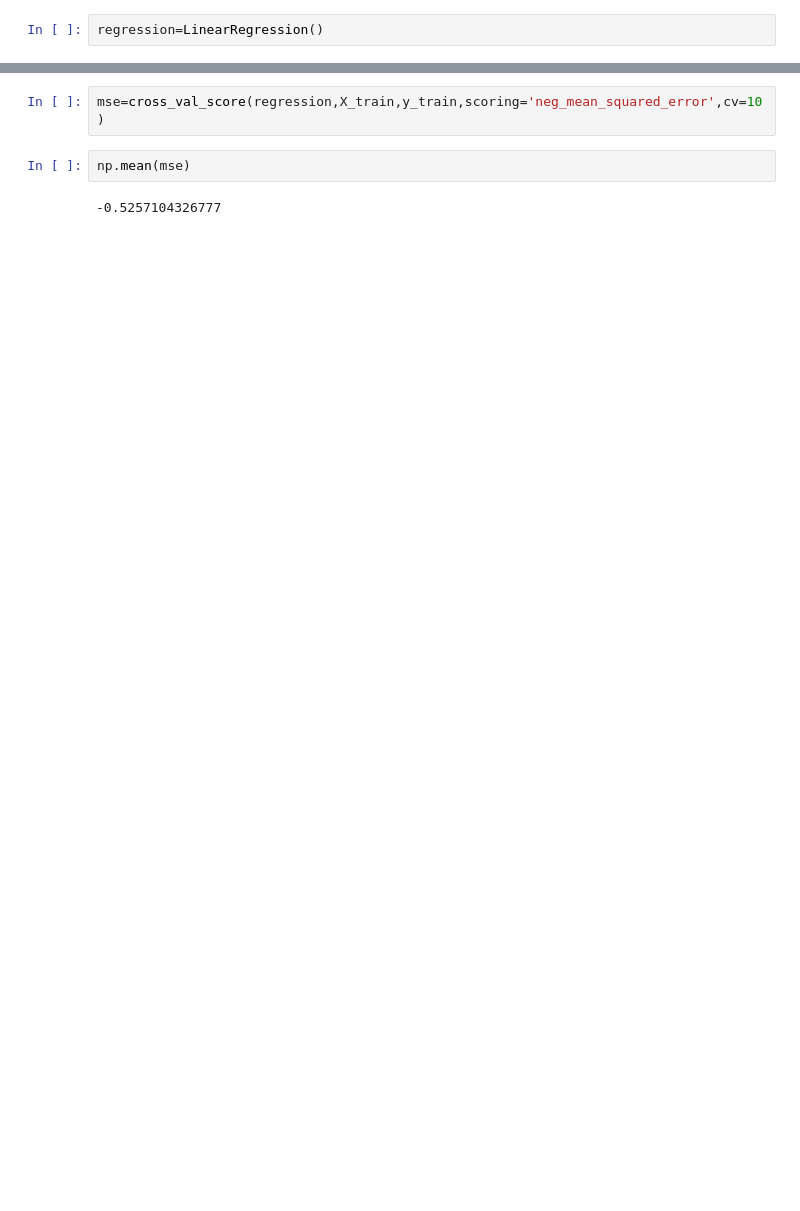
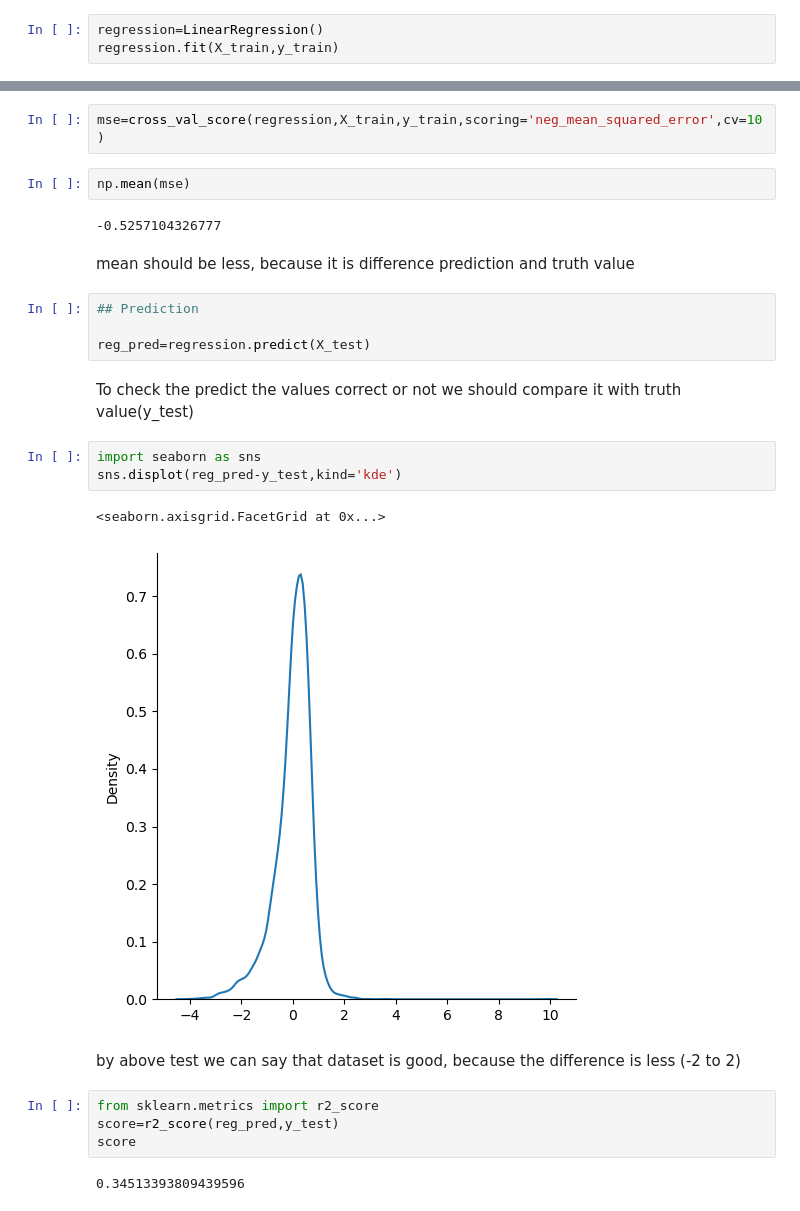
Before and after one commit to Karthik-Saladi5/MachineLearning, a Jupyter notebook: LinearRegressionPracticalImplementation.ipynb, the cells around one changed output, grey strips where cells are left out. Saved outputs shown, nothing was run; the diff lists cells and outputs as text; blank space fills up the shorter version.

Commit message:
Linear Regression

```diff
--- a/LinearRegressionPracticalImplementation.ipynb
+++ b/LinearRegressionPracticalImplementation.ipynb
@@ -125,3 +127,4 @@ from sklearn.linear_model import LinearRegression
 from sklearn.model_selection import cross_val_score
 # %%
 regression=LinearRegression()
+regression.fit(X_train,y_train)
@@ -131,3 +136,25 @@ mse=cross_val_score(regression,X_train,y_train,scoring='neg_mean_squared_error',
 np.mean(mse)
 # %% [output]
 -0.5257104326777
+# %% [markdown]
+mean should be less, because it is difference prediction and truth value
+# %%
+## Prediction
+
+reg_pred=regression.predict(X_test)
+# %% [markdown]
+To check the predict the values correct or not we should compare it with truth value(y_test)
+# %%
+import seaborn as sns
+sns.displot(reg_pred-y_test,kind='kde')
+# %% [output]
+<seaborn.axisgrid.FacetGrid at 0x...>
+[figure, added]
+# %% [markdown]
+by above test we can say that dataset is good, because the difference is less (-2 to 2)
+# %%
+from sklearn.metrics import r2_score
+score=r2_score(reg_pred,y_test)
+score
+# %% [output]
+0.34513393809439596
```
Also changed, not shown: parts of 2 cells of this notebook.
